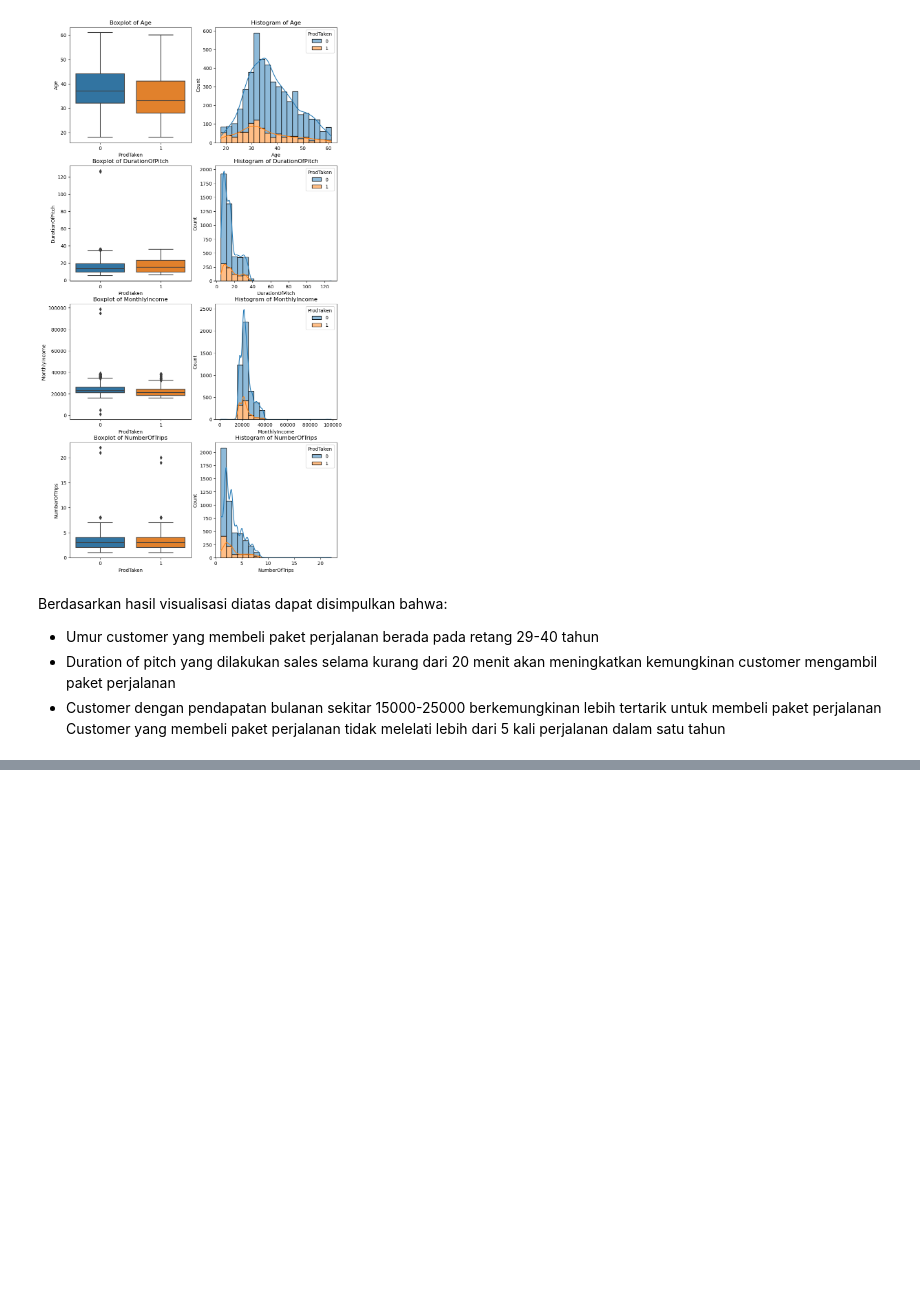
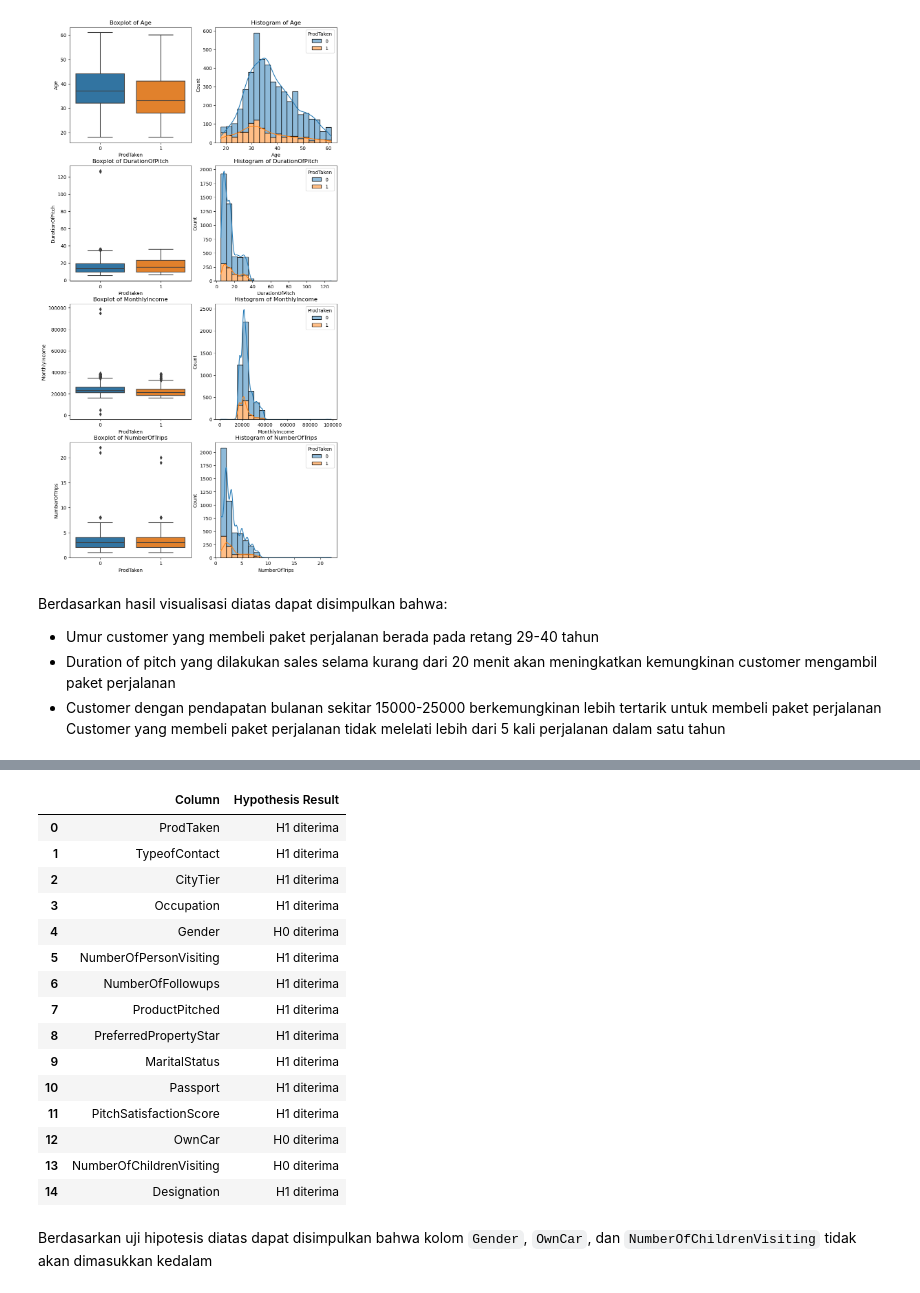
Before and after one commit to damaraira/ByteBenders, a Jupyter notebook: EDA Hadi.ipynb, the cells around one changed output, grey strips where cells are left out. Drawn from its saved outputs; the diff is of its cells as text; code cells hidden in the pictures; blank space fills up the shorter version.

```diff
--- a/EDA Hadi.ipynb
+++ b/EDA Hadi.ipynb
@@ -210,0 +216,33 @@ Berdasarkan Visualisasi diatas dapat disimpulkan bahwa:
+# %%
+#Uji Hipotesis menggunakan chisquare pada kolom kategorikal terhadap target
+#H0 : Tidak berkorelasi dengan target
+#H1 : Berkorelasi dengan target
+
+chi2_check = []
+for i in cat_cols2:
+    if chi2_contingency(pd.crosstab(df['ProdTaken'], df[i]))[1] < 0.05:
+        chi2_check.append('H1 diterima')
+    else:
+        chi2_check.append('H0 diterima')
+result = pd.DataFrame(data=[cat_cols2, chi2_check]).T
+result.columns = ['Column', 'Hypothesis Result']
+result
+# %% [output]
+|  | Column | Hypothesis Result |
+| 0 | ProdTaken | H1 diterima |
+| 1 | TypeofContact | H1 diterima |
+| 2 | CityTier | H1 diterima |
+| 3 | Occupation | H1 diterima |
+| 4 | Gender | H0 diterima |
+| 5 | NumberOfPersonVisiting | H1 diterima |
+| 6 | NumberOfFollowups | H1 diterima |
+| 7 | ProductPitched | H1 diterima |
+| 8 | PreferredPropertyStar | H1 diterima |
+| 9 | MaritalStatus | H1 diterima |
+| 10 | Passport | H1 diterima |
+| 11 | PitchSatisfactionScore | H1 diterima |
+| 12 | OwnCar | H0 diterima |
+| 13 | NumberOfChildrenVisiting | H0 diterima |
+| 14 | Designation | H1 diterima |
+# %% [markdown]
+Berdasarkan uji hipotesis diatas dapat disimpulkan bahwa kolom `Gender`, `OwnCar`, dan `NumberOfChildrenVisiting` tidak akan dimasukkan kedalam
```
Also changed, not shown: parts of 4 cells of this notebook, 2 other files.
